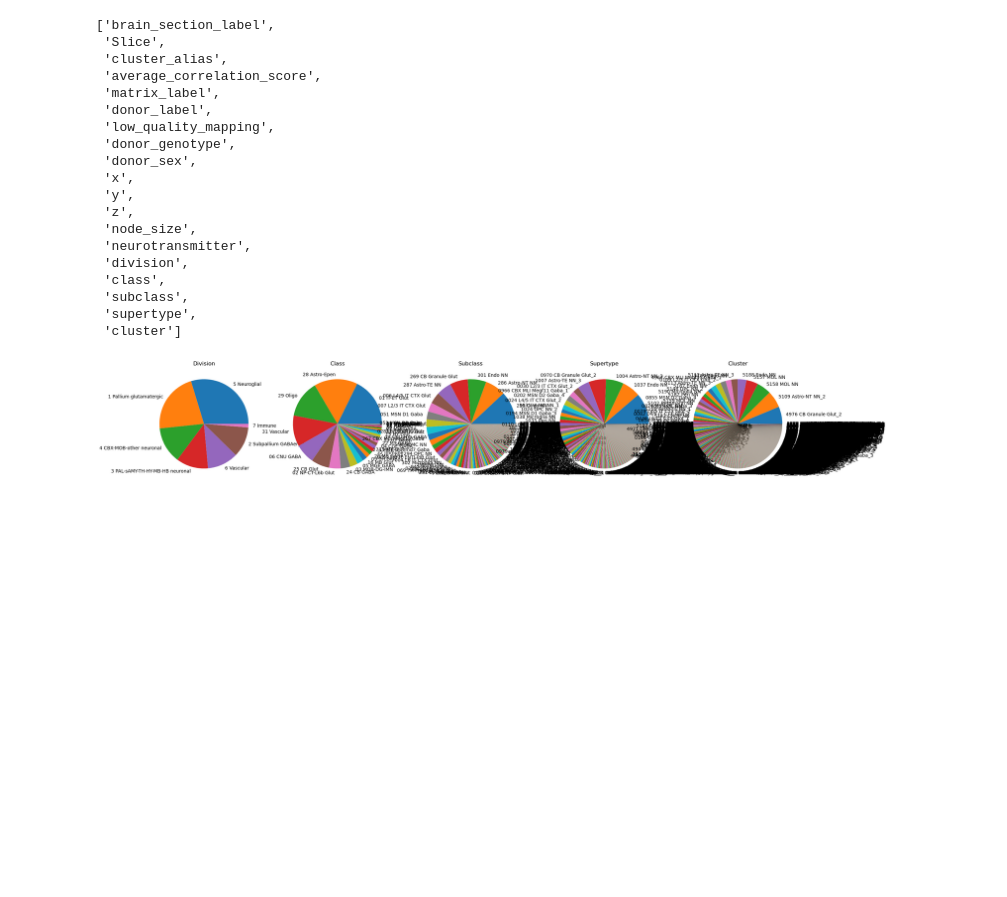
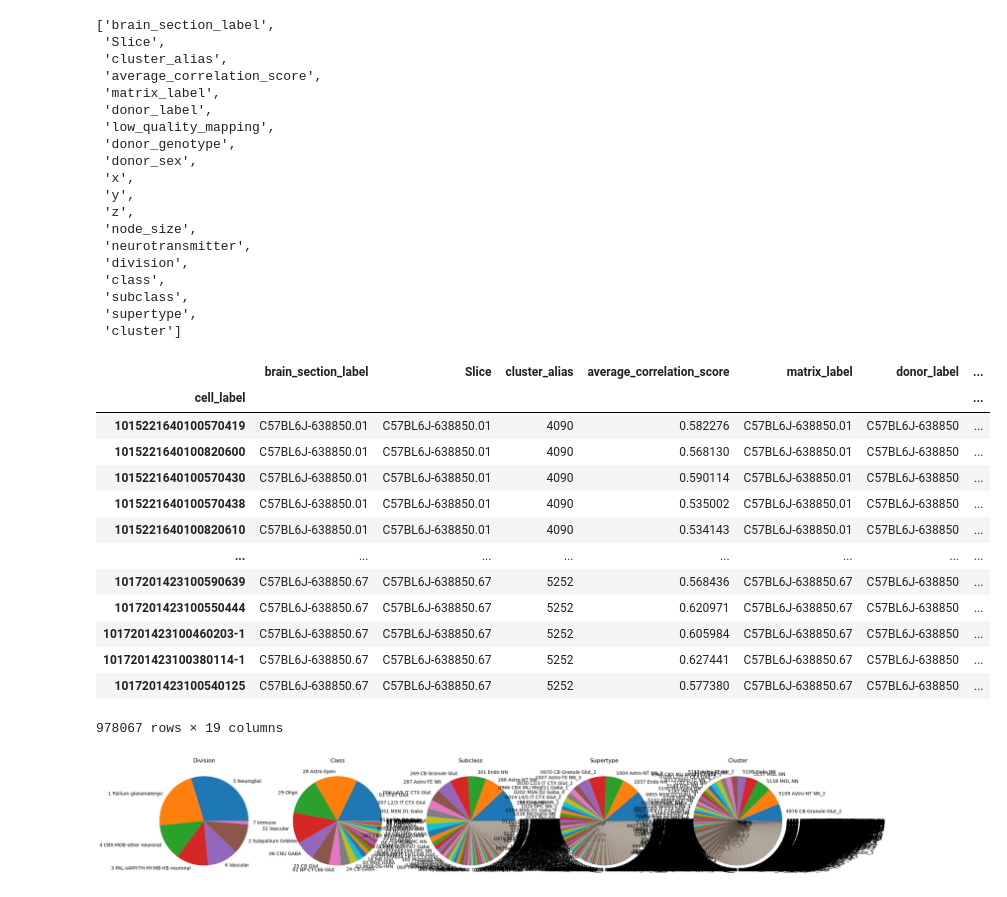
Before and after one commit to rwollman/physci200, a Jupyter notebook: 03_TheData.ipynb, the cells around one changed output. Saved outputs shown, nothing was run; the diff lists cells and outputs as text; code cells hidden in the pictures; blank space fills up the shorter version.

```diff
--- a/03_TheData.ipynb
+++ b/03_TheData.ipynb
@@ -29,4 +29,4 @@ install anndata from conda-forge:
 conda install -c conda-forge anndata
 # %%
 import anndata
-adata = anndata.read_h5ad('../Data/Brain_AllenData.h5ad')
+adata = anndata.read_h5ad('../Datasets/Brain_AllenData.h5ad')
@@ -59,4 +71,21 @@ adata.obs_keys()
  'subclass',
  'supertype',
  'cluster']
+# %%
+adata.obs
+# %% [output]
+|  | brain_section_label | Slice | cluster_alias | average_correlation_score | matrix_label | donor_label | ... |
+| cell_label |  |  |  |  |  |  | ... |
+| 1015221640100570419 | C57BL6J-638850.01 | C57BL6J-638850.01 | 4090 | 0.582276 | C57BL6J-638850.01 | C57BL6J-638850 | ... |
+| 1015221640100820600 | C57BL6J-638850.01 | C57BL6J-638850.01 | 4090 | 0.568130 | C57BL6J-638850.01 | C57BL6J-638850 | ... |
+| 1015221640100570430 | C57BL6J-638850.01 | C57BL6J-638850.01 | 4090 | 0.590114 | C57BL6J-638850.01 | C57BL6J-638850 | ... |
+| 1015221640100570438 | C57BL6J-638850.01 | C57BL6J-638850.01 | 4090 | 0.535002 | C57BL6J-638850.01 | C57BL6J-638850 | ... |
+| 1015221640100820610 | C57BL6J-638850.01 | C57BL6J-638850.01 | 4090 | 0.534143 | C57BL6J-638850.01 | C57BL6J-638850 | ... |
+| ... | ... | ... | ... | ... | ... | ... | ... |
+| 1017201423100590639 | C57BL6J-638850.67 | C57BL6J-638850.67 | 5252 | 0.568436 | C57BL6J-638850.67 | C57BL6J-638850 | ... |
+| 1017201423100550444 | C57BL6J-638850.67 | C57BL6J-638850.67 | 5252 | 0.620971 | C57BL6J-638850.67 | C57BL6J-638850 | ... |
+| 1017201423100460203-1 | C57BL6J-638850.67 | C57BL6J-638850.67 | 5252 | 0.605984 | C57BL6J-638850.67 | C57BL6J-638850 | ... |
+| 1017201423100380114-1 | C57BL6J-638850.67 | C57BL6J-638850.67 | 5252 | 0.627441 | C57BL6J-638850.67 | C57BL6J-638850 | ... |
+| 1017201423100540125 | C57BL6J-638850.67 | C57BL6J-638850.67 | 5252 | 0.577380 | C57BL6J-638850.67 | C57BL6J-638850 | ... |
+978067 rows × 19 columns
 # %%
```
Also changed, not shown: parts of 7 cells of this notebook, 9 other files.
